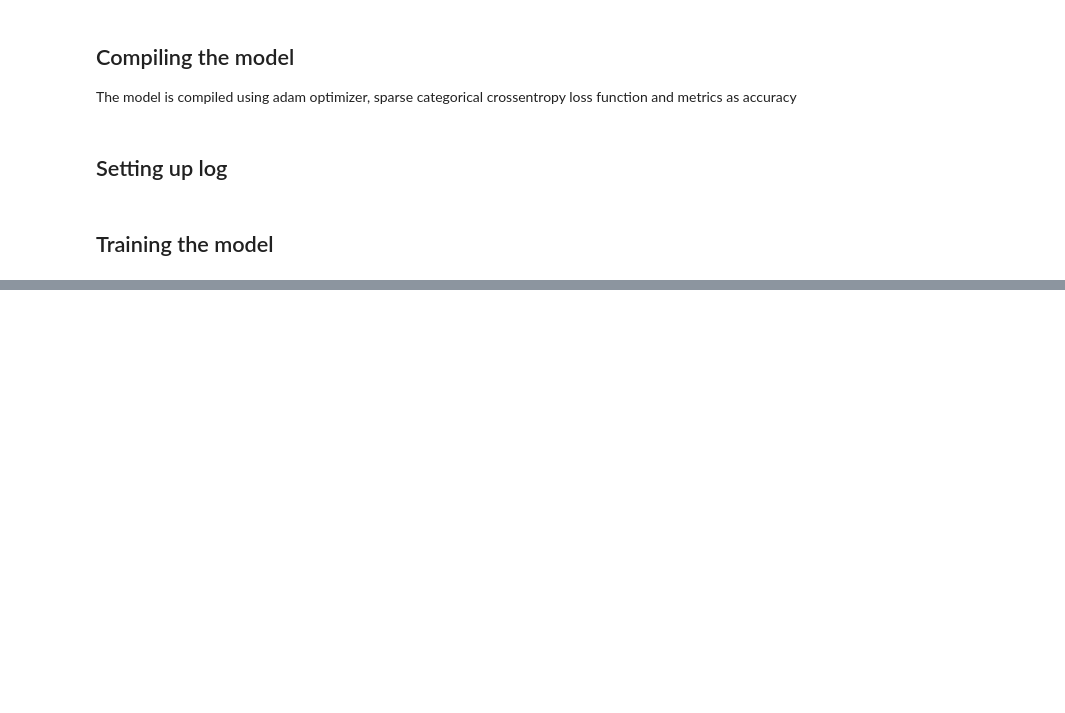
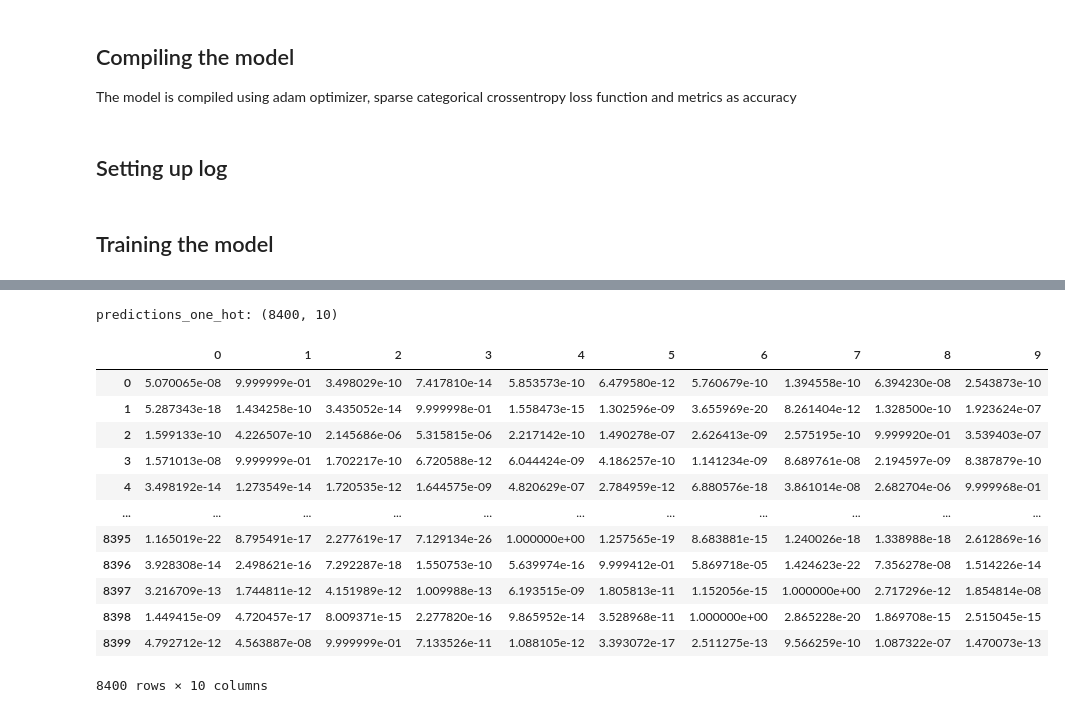
Before and after one commit to PR7175Z/Machine-Learning, a Jupyter notebook: handwrittendigit/model.ipynb, the cells around one changed output, grey strips where cells are left out. Cells and saved outputs as stored; diff of their text form; code cells hidden in the pictures; blank space fills up the shorter version.

```diff
--- a/handwrittendigit/model.ipynb
+++ b/handwrittendigit/model.ipynb
@@ -428,0 +465,3 @@ The model is successfully trained
+# %%
+model_name = "handwrittendigitrecognition.keras"
+model.save(model_name)
@@ -428,0 +470,4 @@ The model is successfully trained
+# %%
+loaded_model = tf.keras.models.load_model(model_name)
+# %%
+predictions_one_hot = loaded_model.predict([x_validation_normalize])
@@ -428,0 +476,20 @@ The model is successfully trained
+# %%
+print('predictions_one_hot:', predictions_one_hot.shape)
+# %% [output]
+predictions_one_hot: (8400, 10)
+# %%
+pd.DataFrame(predictions_one_hot)
+# %% [output]
+|  | 0 | 1 | 2 | 3 | 4 | 5 | 6 | 7 | 8 | 9 |
+| 0 | 5.070065e-08 | 9.999999e-01 | 3.498029e-10 | 7.417810e-14 | 5.853573e-10 | 6.479580e-12 | 5.760679e-10 | 1.394558e-10 | 6.394230e-08 | 2.543873e-10 |
+| 1 | 5.287343e-18 | 1.434258e-10 | 3.435052e-14 | 9.999998e-01 | 1.558473e-15 | 1.302596e-09 | 3.655969e-20 | 8.261404e-12 | 1.328500e-10 | 1.923624e-07 |
+| 2 | 1.599133e-10 | 4.226507e-10 | 2.145686e-06 | 5.315815e-06 | 2.217142e-10 | 1.490278e-07 | 2.626413e-09 | 2.575195e-10 | 9.999920e-01 | 3.539403e-07 |
+| 3 | 1.571013e-08 | 9.999999e-01 | 1.702217e-10 | 6.720588e-12 | 6.044424e-09 | 4.186257e-10 | 1.141234e-09 | 8.689761e-08 | 2.194597e-09 | 8.387879e-10 |
+| 4 | 3.498192e-14 | 1.273549e-14 | 1.720535e-12 | 1.644575e-09 | 4.820629e-07 | 2.784959e-12 | 6.880576e-18 | 3.861014e-08 | 2.682704e-06 | 9.999968e-01 |
+| ... | ... | ... | ... | ... | ... | ... | ... | ... | ... | ... |
+| 8395 | 1.165019e-22 | 8.795491e-17 | 2.277619e-17 | 7.129134e-26 | 1.000000e+00 | 1.257565e-19 | 8.683881e-15 | 1.240026e-18 | 1.338988e-18 | 2.612869e-16 |
+| 8396 | 3.928308e-14 | 2.498621e-16 | 7.292287e-18 | 1.550753e-10 | 5.639974e-16 | 9.999412e-01 | 5.869718e-05 | 1.424623e-22 | 7.356278e-08 | 1.514226e-14 |
+| 8397 | 3.216709e-13 | 1.744811e-12 | 4.151989e-12 | 1.009988e-13 | 6.193515e-09 | 1.805813e-11 | 1.152056e-15 | 1.000000e+00 | 2.717296e-12 | 1.854814e-08 |
+| 8398 | 1.449415e-09 | 4.720457e-17 | 8.009371e-15 | 2.277820e-16 | 9.865952e-14 | 3.528968e-11 | 1.000000e+00 | 2.865228e-20 | 1.869708e-15 | 2.515045e-15 |
+| 8399 | 4.792712e-12 | 4.563887e-08 | 9.999999e-01 | 7.133526e-11 | 1.088105e-12 | 3.393072e-17 | 2.511275e-13 | 9.566259e-10 | 1.087322e-07 | 1.470073e-13 |
+8400 rows × 10 columns
```
Also changed, not shown: parts of 19 cells of this notebook.
